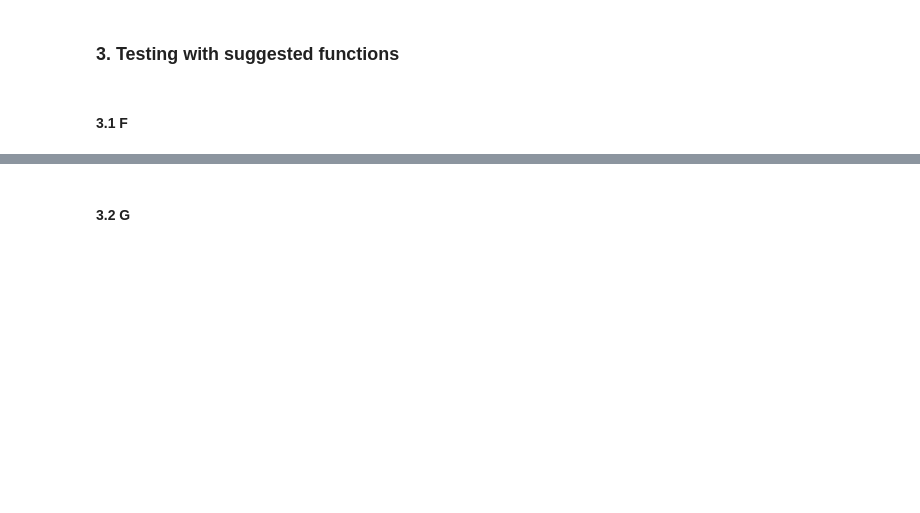
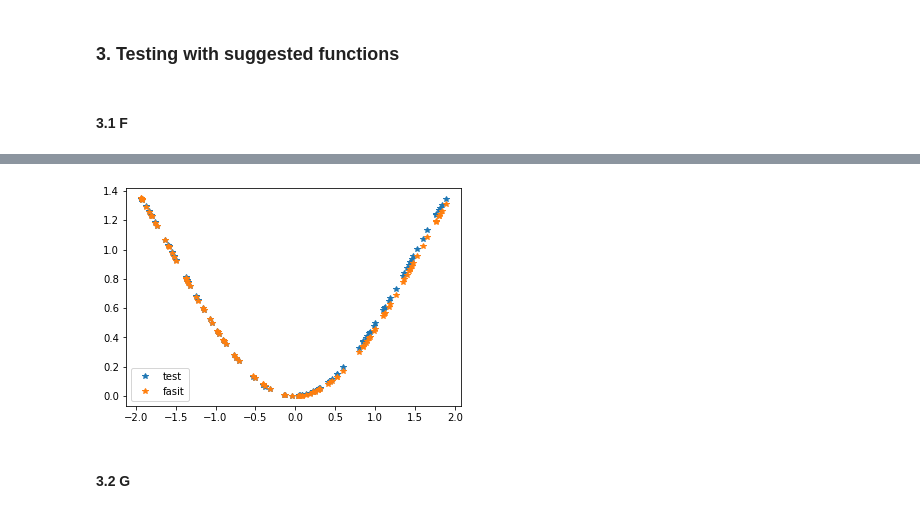
Before and after one commit to vivekapriyas/Function_Neural_Network, a Jupyter notebook: Project2.ipynb, the cells around one changed output, grey strips where cells are left out. Cells and saved outputs as stored; diff of their text form; code cells hidden in the pictures; blank space fills up the shorter version.

Commit message:
la inn testing funksjon

```diff
--- a/Project2.ipynb
+++ b/Project2.ipynb
@@ -188,7 +164,6 @@ def trainingAlgorithm(K, d, h, tau, Y0, c0, eta, sigma, eta_div, sigma_div, N, c
 
     #initializes vector to store objective function values
     J = np.zeros(N)
-    ypsilon = np.zeros((chunksize,1))
 
 
     for i in range(N):
@@ -238,6 +213,27 @@ def trainingAlgorithm(K, d, h, tau, Y0, c0, eta, sigma, eta_div, sigma_div, N, c
             b = b - Rb
 
     return mu, omega, W, b, J, ypsilon
+# %%
+def testing(yTest, cTest, W, b, omega, mu, K, d, I, h, sigma, eta):
+
+    #scaling of input
+    yTilde, aY, bY = scale(yTest)
+    cTilde, ac, bc = scale(cTest)
+
+    #finds input shape
+    d0 = yTest.shape[0]
+
+    if d > d0:
+        zero = np.zeros((d-d0,I))
+        yTilde = np.vstack((yTilde,zero))
+
+    zTest = getZ(yTilde, W, b, K, d, I, h, sigma)
+    ypsilonTilde = getYpsilon(zTest, omega, mu, K, eta)
+
+    #rescaling of input
+    ypsilonTest = inverseScale(ypsilonTilde, ac, bc)
+
+    return ypsilonTest
 # %% [markdown]
 ### 3. Testing with suggested functions
 # %% [markdown]
@@ -277,24 +273,18 @@ plt.show()
 # %%
 #testing with F(y)
 YTest_F = np.random.uniform(-2,2,(1,I_F))
 cTest_F = F(YTest_F)
 
-YTest_F_tilde, aYTest_F, bYTest_F = scale(YTest_F)
-cTest_F_tilde, acTest_F, bcTest_F = scale(cTest_F)
 
-zero = np.zeros_like(YTest_F)
-
-ZTest_F = getZ(np.vstack((YTest_F_tilde,zero)), W_Fr, b_Fr, K_F, d_F, I_F, h, sigma)
-ypsilonTest_F_tilde = getYpsilon(ZTest_F, omega_Fr, mu_Fr, K_F, eta)
-
-
-ypsilonTest_F = inverseScale(ypsilonTest_F_tilde, acTest_F, bcTest_F)
+ypsilonTest_F = testing(YTest_F, cTest_F, W_F, b_F, omega_F, mu_F, K_F, d_F, I_F, h, sigma, eta)
 
 plt.figure()
 plt.plot(YTest_F[0], ypsilonTest_F, "*", label = "test")
 plt.plot(YTest_F[0], cTest_F[0], "*", label = "fasit")
 plt.legend()
 plt.show()
+# %% [output]
+[figure, added]
 # %% [markdown]
 #### 3.2 G
 # %%
```
Also changed, not shown: parts of 9 cells of this notebook.
